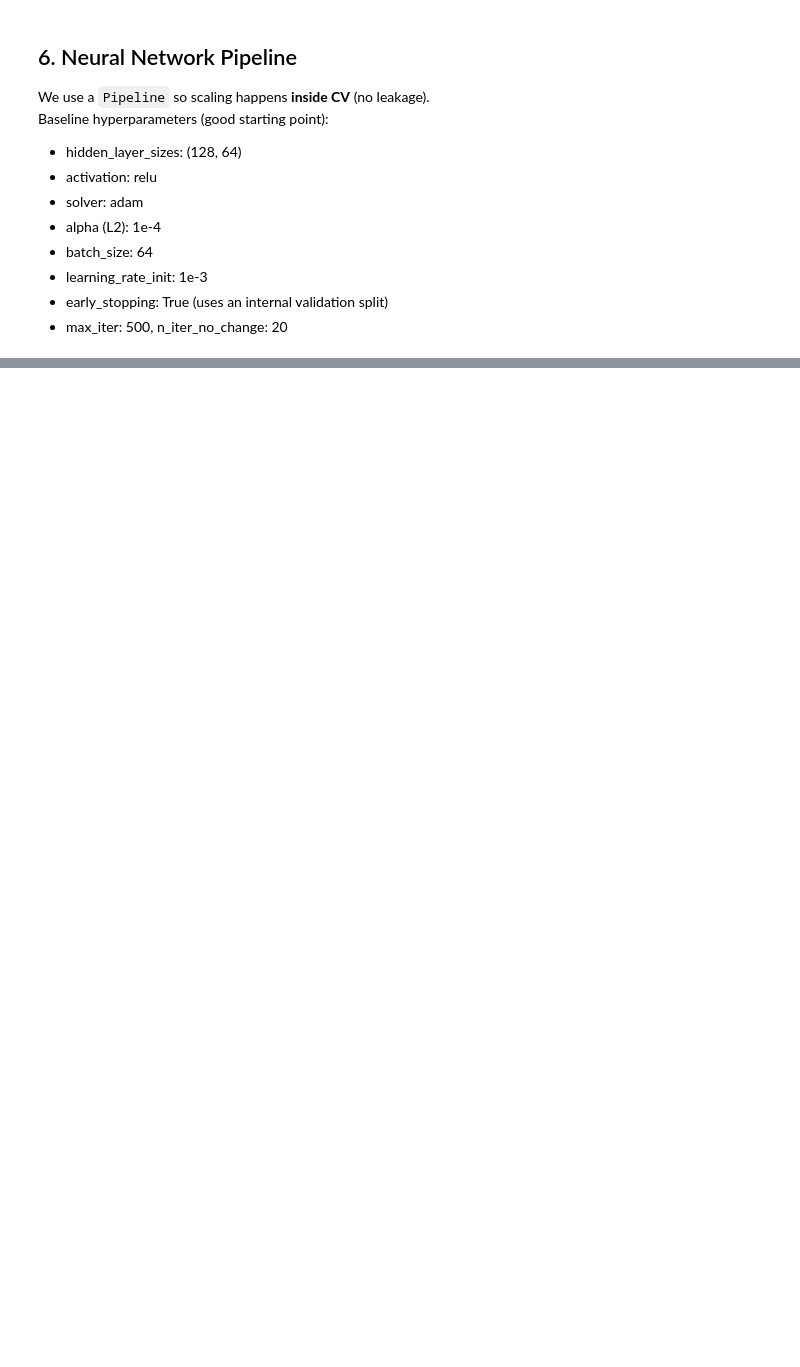
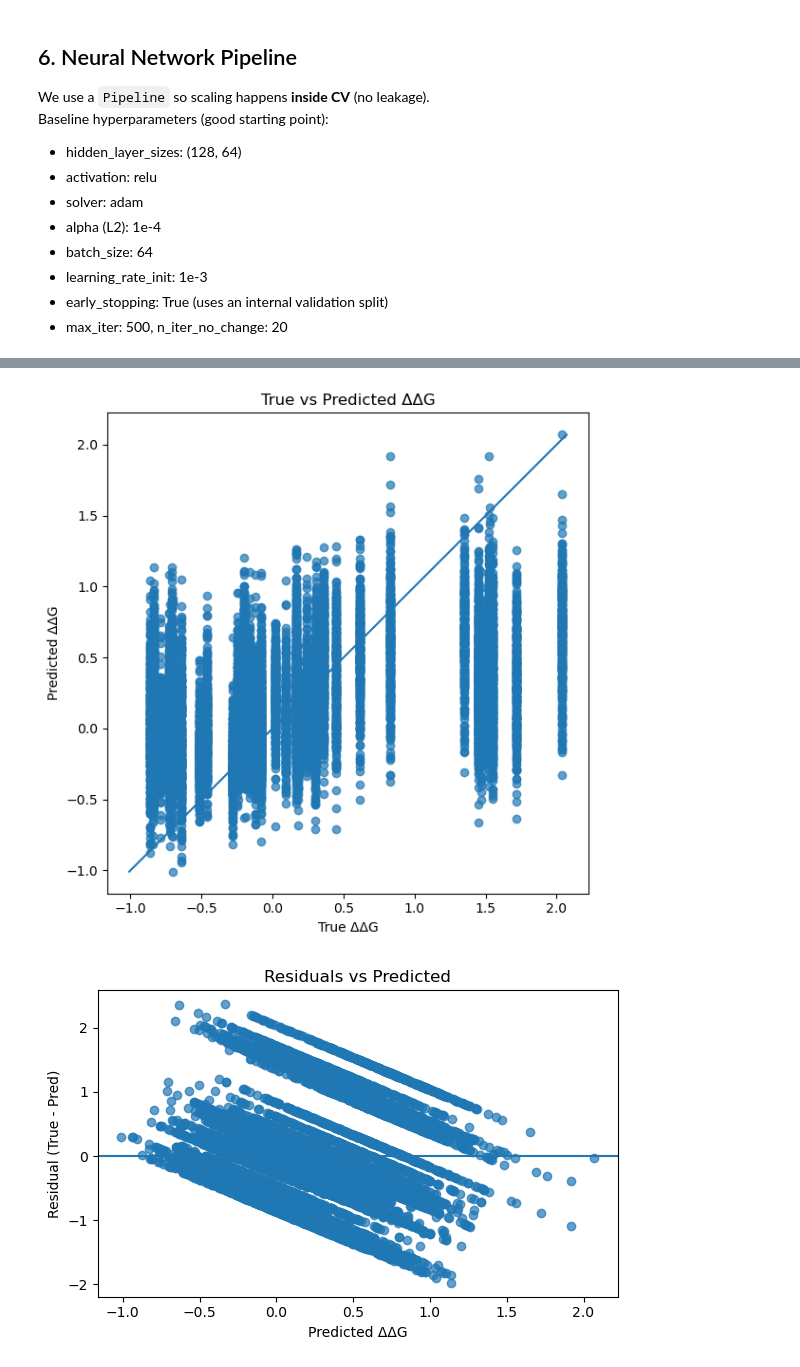
Before and after one commit to Nakshatra120/ML-Protein-DNA-Binding-Affinity, a Jupyter notebook: tutorial notebooks/walkthrough-03.ipynb, the cells around one changed output, grey strips where cells are left out. Saved outputs shown, nothing was run; the diff lists cells and outputs as text; code cells hidden in the pictures; blank space fills up the shorter version.

```diff
--- a/tutorial notebooks/walkthrough-03.ipynb
+++ b/tutorial notebooks/walkthrough-03.ipynb
@@ -310,0 +384,25 @@ print("\nCV MAE:", -cv_mae, "\nMean MAE:", (-cv_mae).mean())
+# %%
+# 1) y_true vs y_pred
+plt.figure(figsize=(6,6))
+plt.scatter(pred_df['y_true'], pred_df['y_pred'], alpha=0.7)
+minv, maxv = pred_df[['y_true','y_pred']].min().min(), pred_df[['y_true','y_pred']].max().max()
+plt.plot([minv, maxv], [minv, maxv])
+plt.xlabel("True ΔΔG")
+plt.ylabel("Predicted ΔΔG")
+plt.title("True vs Predicted ΔΔG")
+plt.tight_layout()
+plt.show()
+
+# 2) Residual plot
+residuals = pred_df['y_true'] - pred_df['y_pred']
+plt.figure(figsize=(6,4))
+plt.scatter(pred_df['y_pred'], residuals, alpha=0.7)
+plt.axhline(0)
+plt.xlabel("Predicted ΔΔG")
+plt.ylabel("Residual (True - Pred)")
+plt.title("Residuals vs Predicted")
+plt.tight_layout()
+plt.show()
+# %% [output]
+[figure, added]
+[figure, added]
```
Also changed, not shown: parts of 29 cells of this notebook, 1 other file.
